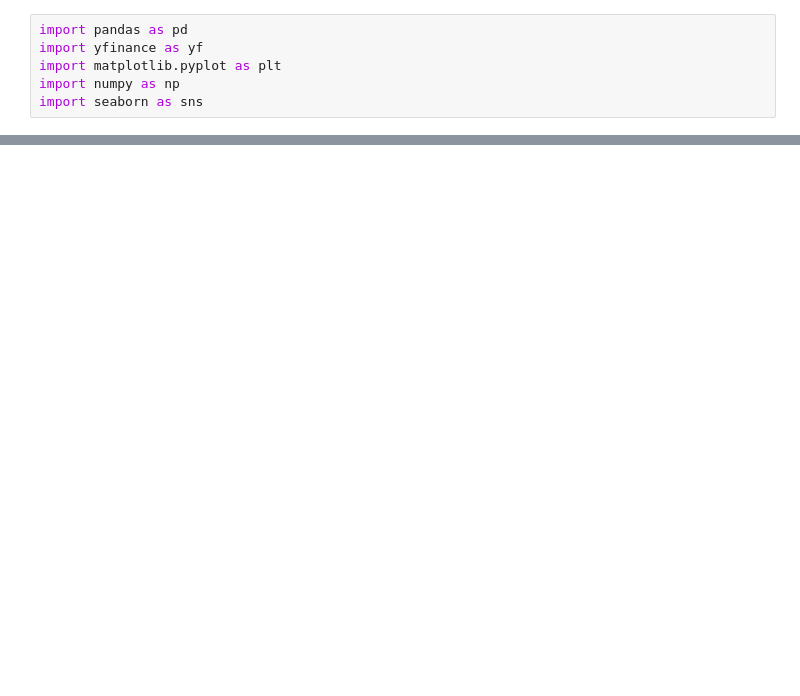
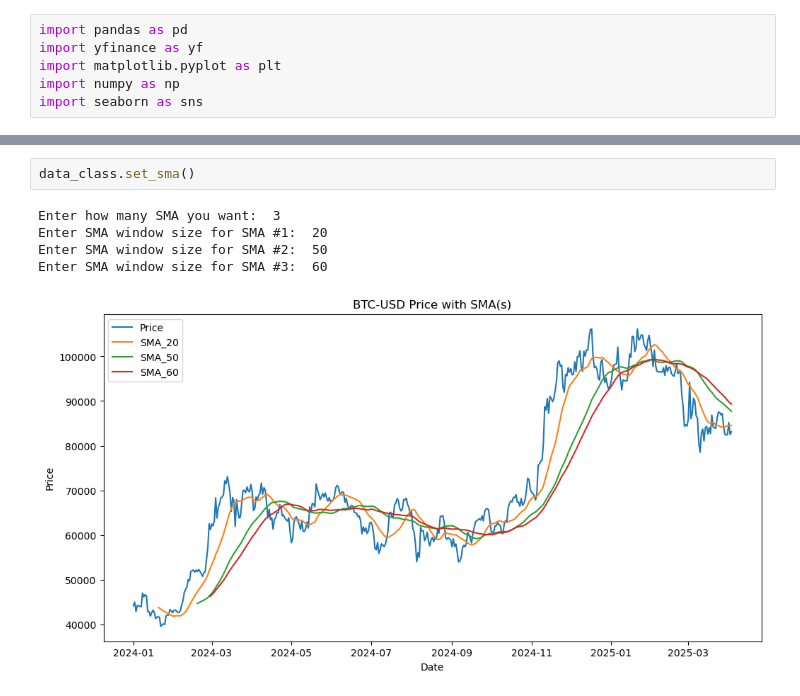
Before and after one commit to robin-74/CrypAlg, a Jupyter notebook: strategy1.ipynb, the cells around one changed output, grey strips where cells are left out. Saved outputs shown, nothing was run; the diff lists cells and outputs as text; blank space fills up the shorter version.

```diff
--- a/strategy1.ipynb
+++ b/strategy1.ipynb
@@ -77 +71,9 @@ CryptoData.add_class("BTC-USD", "2024-01-01", "2025-04-04")
+# %%
+data_class.set_sma()
+# %% [output]
+Enter how many SMA you want:  3
+Enter SMA window size for SMA #1:  20
+Enter SMA window size for SMA #2:  50
+Enter SMA window size for SMA #3:  60
+[figure, added]
 # %%
```
Also changed, not shown: parts of 5 cells of this notebook.
